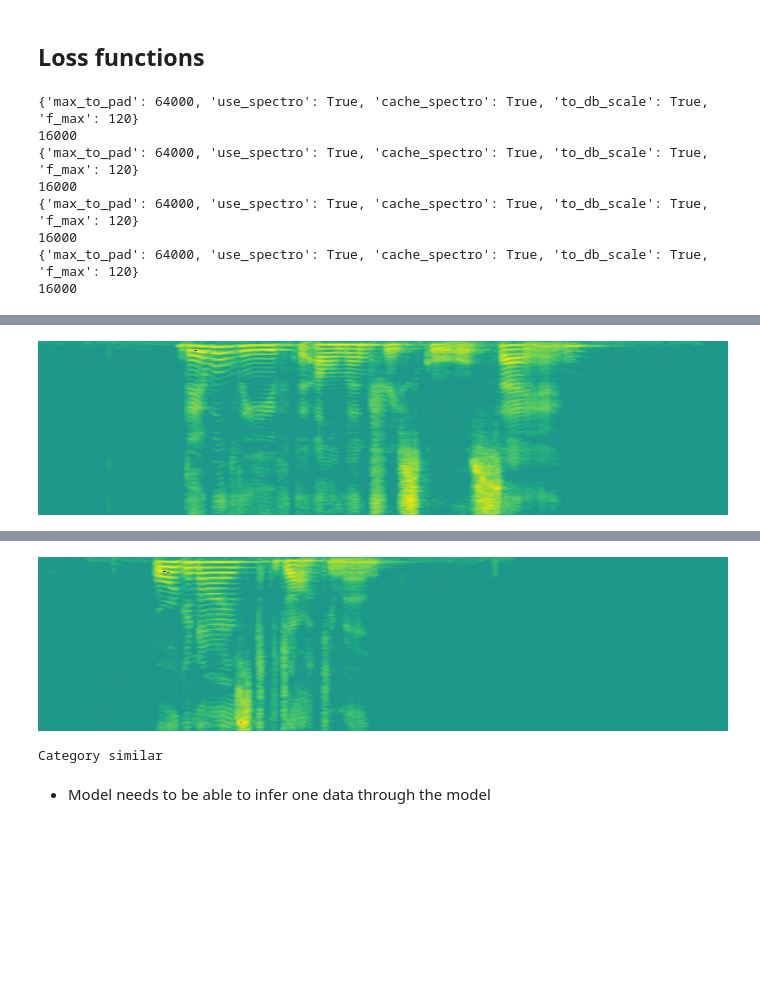
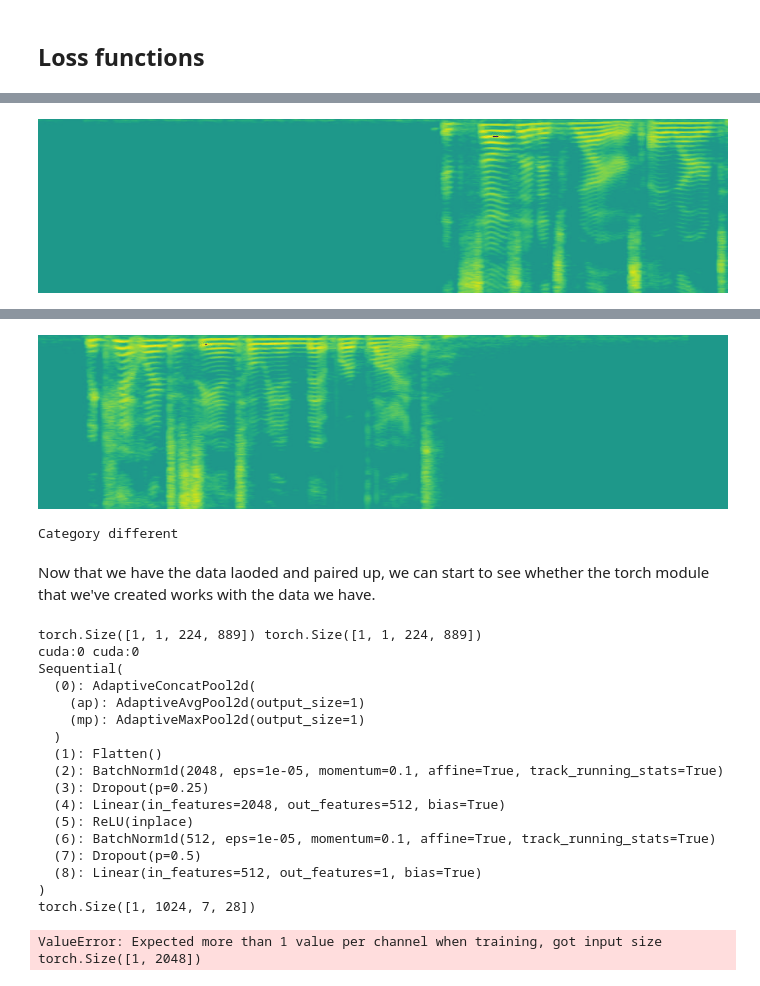
Before and after one commit to tbass134/fastai_audio, a Jupyter notebook: Voice Identification.ipynb, the cells around one changed output, grey strips where cells are left out. Drawn from its saved outputs; the diff is of its cells as text; code cells hidden in the pictures; blank space fills up the shorter version.

Commit message:
Channel error

```diff
--- a/Voice Identification.ipynb
+++ b/Voice Identification.ipynb
@@ -187,24 +166,16 @@ class SiameseDataset(LabelList):
 # %%
 sd = SiameseDataset.from_label_list(audios.train, [0, 1], open_args=tfm_params)
 sd.train.x.tfm_args = tfm_params
 sd.valid.x.tfm_args = tfm_params
 data = sd.databunch(bs=1)
-learn = Learner(data, SiameseResnet(), metrics=accuracy)
-x, y = data.train_ds[0]
+x, y = data.train_ds[159]
 x.show()
+y
 # %% [output]
-{'max_to_pad': 64000, 'use_spectro': True, 'cache_spectro': True, 'to_db_scale': True, 'f_max': 120}
-16000
-{'max_to_pad': 64000, 'use_spectro': True, 'cache_spectro': True, 'to_db_scale': True, 'f_max': 120}
-16000
-{'max_to_pad': 64000, 'use_spectro': True, 'cache_spectro': True, 'to_db_scale': True, 'f_max': 120}
-16000
-{'max_to_pad': 64000, 'use_spectro': True, 'cache_spectro': True, 'to_db_scale': True, 'f_max': 120}
-16000
 [interactive output not drawn]
-[figure, old version]
+[figure, new version]
 [interactive output not drawn]
-[figure, old version]
+[figure, new version]
-Category similar
+Category different
-# %% [markdown]
-- Model needs to be able to infer one data through the model
+# %% [markdown]
+Now that we have the data laoded and paired up, we can start to see whether the torch module that we've created works with the data we have.
@@ -210,0 +205,27 @@ Category similar
+# %%
+x1, x2 = x.data
+x1 = x1[None, :, :, :].cuda()
+x2 = x2[None, :, :, :].cuda()
+print(x1.shape, x2.shape)
+print(x1.device, x2.device)
+sn = SiameseResnet().cuda()
+sn(x1, x2)
+# %% [output]
+torch.Size([1, 1, 224, 889]) torch.Size([1, 1, 224, 889])
+cuda:0 cuda:0
+Sequential(
+  (0): AdaptiveConcatPool2d(
+    (ap): AdaptiveAvgPool2d(output_size=1)
+    (mp): AdaptiveMaxPool2d(output_size=1)
+  )
+  (1): Flatten()
+  (2): BatchNorm1d(2048, eps=1e-05, momentum=0.1, affine=True, track_running_stats=True)
+  (3): Dropout(p=0.25)
+  (4): Linear(in_features=2048, out_features=512, bias=True)
+  (5): ReLU(inplace)
+  (6): BatchNorm1d(512, eps=1e-05, momentum=0.1, affine=True, track_running_stats=True)
+  (7): Dropout(p=0.5)
+  (8): Linear(in_features=512, out_features=1, bias=True)
+)
+torch.Size([1, 1024, 7, 28])
+ValueError: Expected more than 1 value per channel when training, got input size torch.Size([1, 2048])
```
Also changed, not shown: parts of 2 cells of this notebook.
